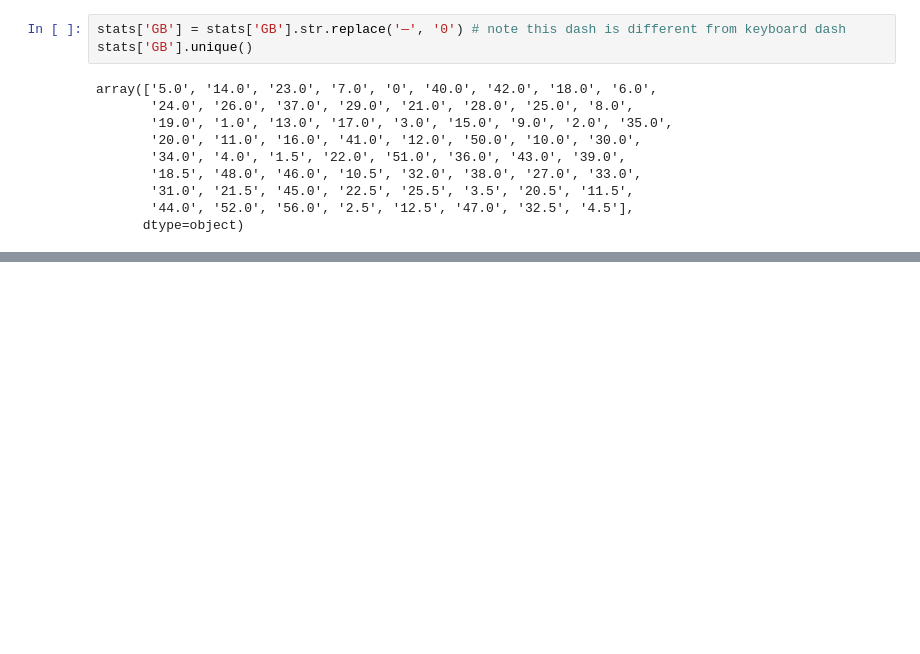
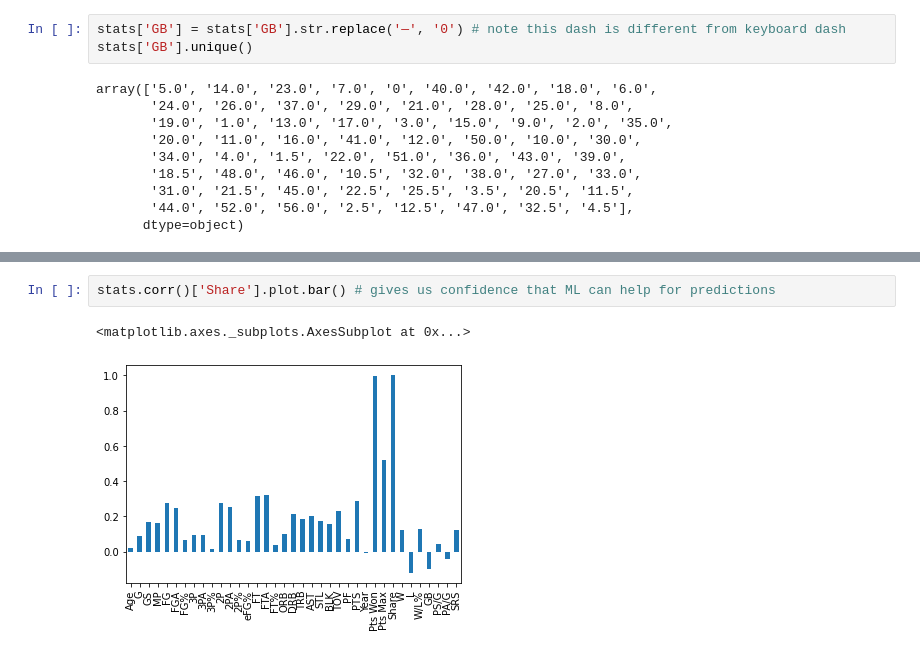
Before and after one commit to aryanindarapu/nba-mvp, a Jupyter notebook: data_cleaning.ipynb, the cells around one changed output, grey strips where cells are left out. Drawn from its saved outputs; the diff is of its cells as text; blank space fills up the shorter version.

```diff
--- a/data_cleaning.ipynb
+++ b/data_cleaning.ipynb
@@ -87,0 +83,5 @@ dtype: object
+# %%
+stats.corr()['Share'].plot.bar() # gives us confidence that ML can help for predictions
+# %% [output]
+<matplotlib.axes._subplots.AxesSubplot at 0x...>
+[figure, added]
```
Also changed, not shown: parts of 6 cells of this notebook, 1 other file.
